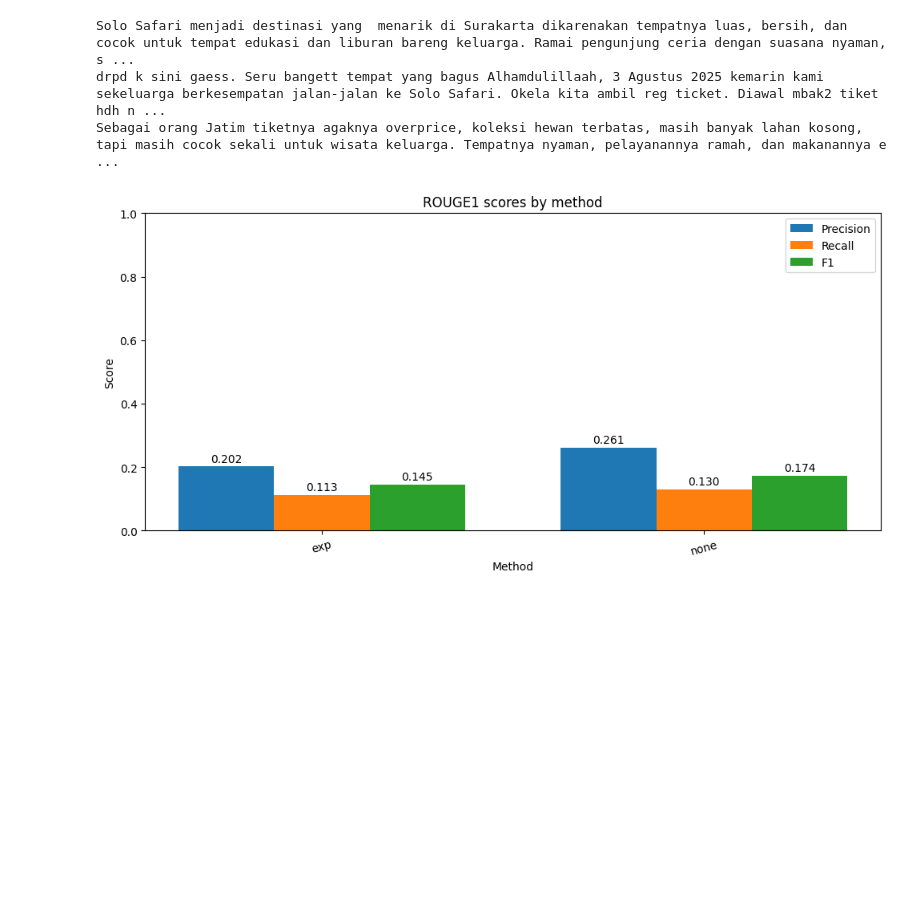
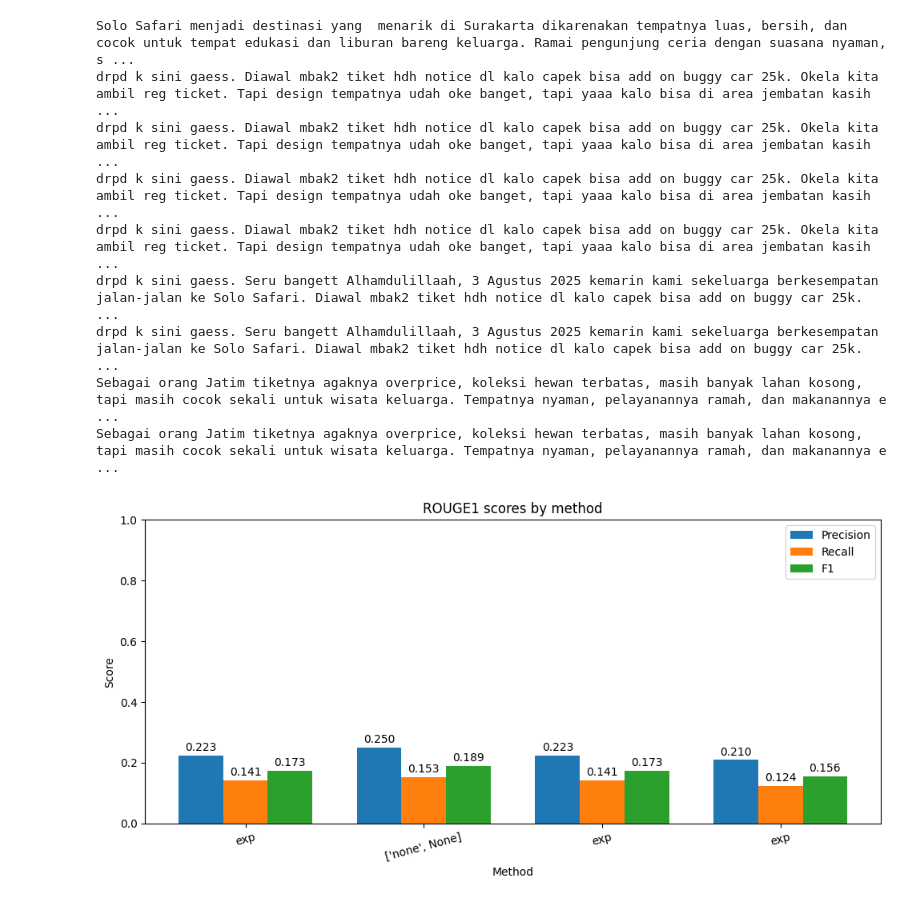
Before and after one commit to CahyaW06/TimeDecay-CoverSumm, a Jupyter notebook: src/functions/evaluate-rouge.ipynb, the cells around one changed output. Saved outputs shown, nothing was run; the diff lists cells and outputs as text; code cells hidden in the pictures; blank space fills up the shorter version.

Commit message:
prototype time-decay coversumm 1

```diff
--- a/src/functions/evaluate-rouge.ipynb
+++ b/src/functions/evaluate-rouge.ipynb
@@ -35,36 +35,42 @@ def plot_metric(df, metric_name):
     plt.tight_layout()
     plt.show()
 
-def getRougeScore(reference, candidate, metrics=("rouge1", "rouge2", "rougeL")):
+def getRougeScore(reference, candidate, metrics=("rouge1", "rouge2", "rouge3","rougeL")):
     print(candidate)
 
     scorer = rouge_scorer.RougeScorer(list(metrics), use_stemmer=True)
     scores = scorer.score(reference, candidate)
 
     out = {}
     for m in metrics:
         out[f"{m}_precision"] = scores[m].precision
         out[f"{m}_recall"]    = scores[m].recall
         out[f"{m}_f1"]        = scores[m].fmeasure
     return out
 
 rows = []
 
 print(reference)
 for report in reports.values():
-    method = report["decay_method"]
+    method = report["summarizer"]
     candidate = report["summary_text"]
     print(candidate)
     scores = getRougeScore(reference, candidate)
 
     rows.append({"method": method, **scores})
 
 df = pd.DataFrame(rows).sort_values("rougeL_f1", ascending=False).reset_index(drop=True)
 
-for metric in ["rouge1", "rouge2", "rougeL"]:
+for metric in ["rouge1", "rouge2", "rouge3", "rougeL"]:
     plot_metric(df, metric)
 # %% [output]
 Solo Safari menjadi destinasi yang  menarik di Surakarta dikarenakan tempatnya luas, bersih, dan cocok untuk tempat edukasi dan liburan bareng keluarga. Ramai pengunjung ceria dengan suasana nyaman, s ...
-drpd k sini gaess. Seru bangett tempat yang bagus Alhamdulillaah, 3 Agustus 2025 kemarin kami sekeluarga berkesempatan jalan-jalan ke Solo Safari. Okela kita ambil reg ticket. Diawal mbak2 tiket hdh n ...
+drpd k sini gaess. Diawal mbak2 tiket hdh notice dl kalo capek bisa add on buggy car 25k. Okela kita ambil reg ticket. Tapi design tempatnya udah oke banget, tapi yaaa kalo bisa di area jembatan kasih ...
+drpd k sini gaess. Diawal mbak2 tiket hdh notice dl kalo capek bisa add on buggy car 25k. Okela kita ambil reg ticket. Tapi design tempatnya udah oke banget, tapi yaaa kalo bisa di area jembatan kasih ...
+drpd k sini gaess. Diawal mbak2 tiket hdh notice dl kalo capek bisa add on buggy car 25k. Okela kita ambil reg ticket. Tapi design tempatnya udah oke banget, tapi yaaa kalo bisa di area jembatan kasih ...
+drpd k sini gaess. Diawal mbak2 tiket hdh notice dl kalo capek bisa add on buggy car 25k. Okela kita ambil reg ticket. Tapi design tempatnya udah oke banget, tapi yaaa kalo bisa di area jembatan kasih ...
+drpd k sini gaess. Seru bangett Alhamdulillaah, 3 Agustus 2025 kemarin kami sekeluarga berkesempatan jalan-jalan ke Solo Safari. Diawal mbak2 tiket hdh notice dl kalo capek bisa add on buggy car 25k.  ...
+drpd k sini gaess. Seru bangett Alhamdulillaah, 3 Agustus 2025 kemarin kami sekeluarga berkesempatan jalan-jalan ke Solo Safari. Diawal mbak2 tiket hdh notice dl kalo capek bisa add on buggy car 25k.  ...
 Sebagai orang Jatim tiketnya agaknya overprice, koleksi hewan terbatas, masih banyak lahan kosong, tapi masih cocok sekali untuk wisata keluarga. Tempatnya nyaman, pelayanannya ramah, dan makanannya e ...
+Sebagai orang Jatim tiketnya agaknya overprice, koleksi hewan terbatas, masih banyak lahan kosong, tapi masih cocok sekali untuk wisata keluarga. Tempatnya nyaman, pelayanannya ramah, dan makanannya e ...
-[figure, old version]
+[figure, new version]
```
Also changed, not shown: parts of 1 cell of this notebook, 3 other files.
